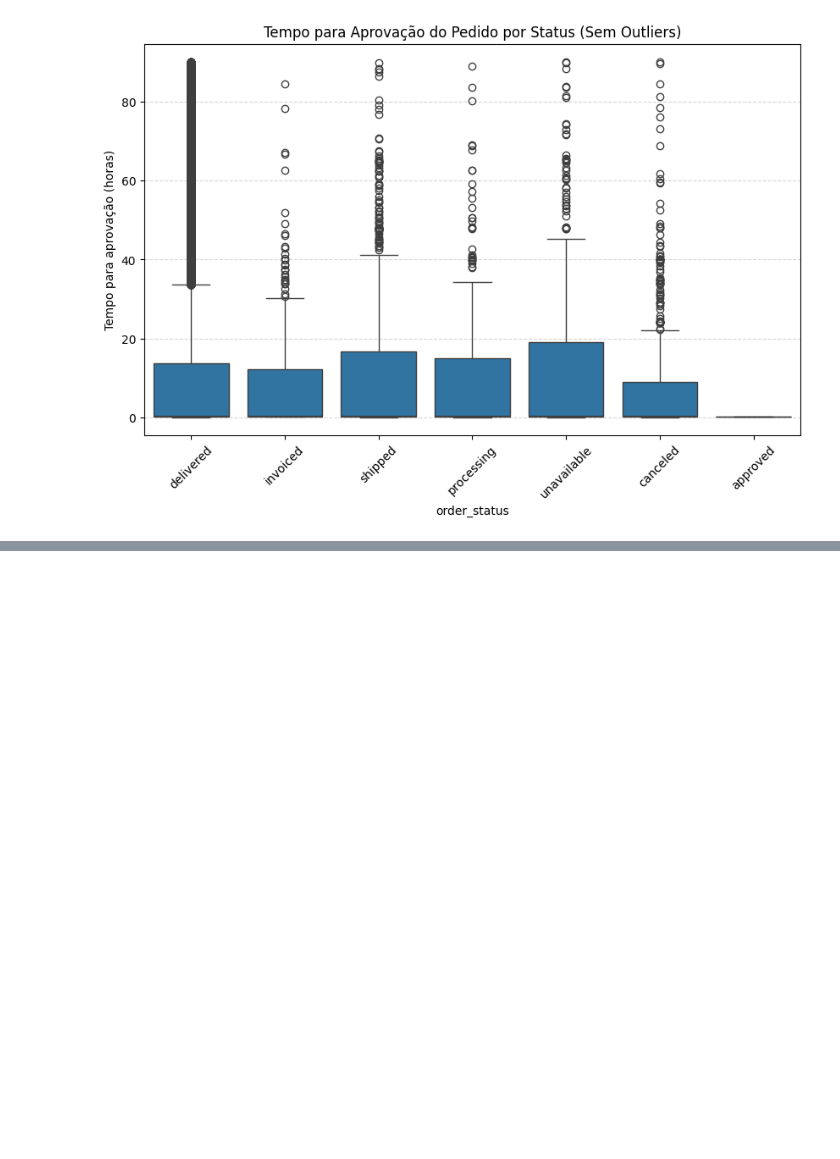
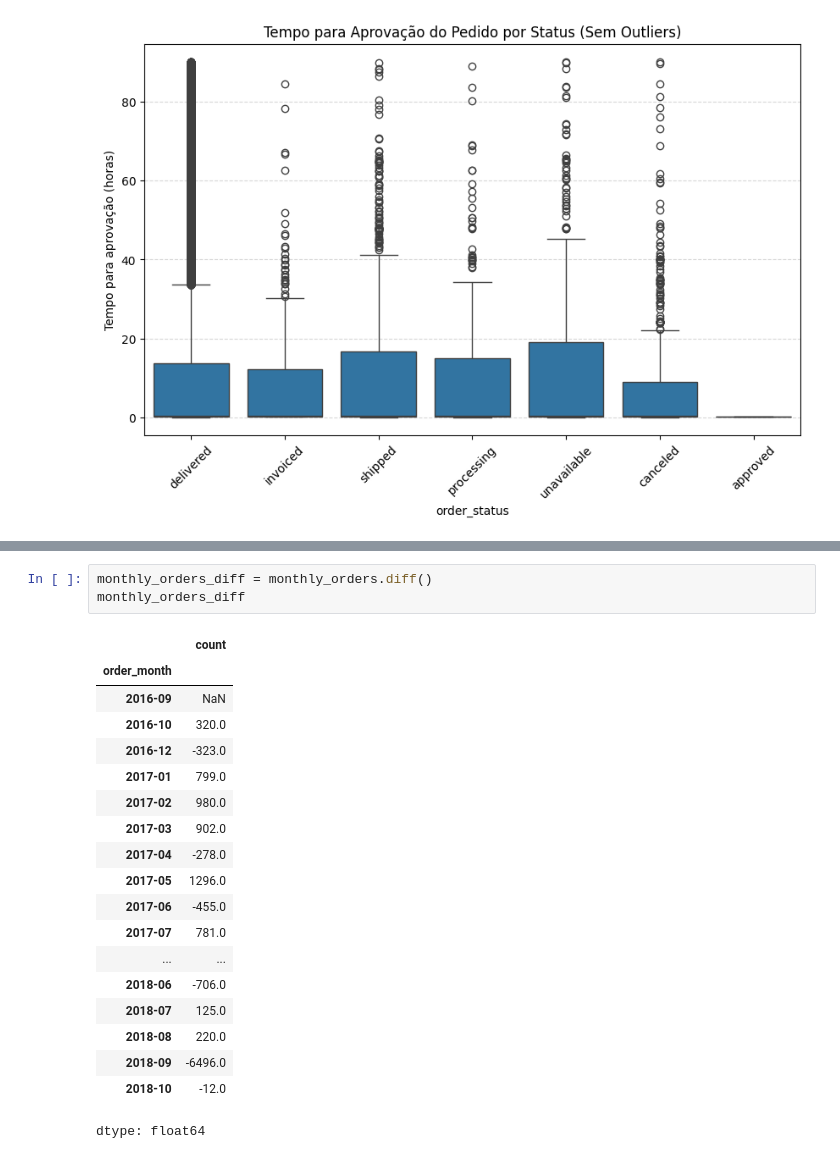
Before and after one commit to talescn/KAGGLE---Brazilian-E-Commerce, a Jupyter notebook: Brazilian_E_Commerce_Public_Dataset_by_Olist.ipynb, the cells around one changed output, grey strips where cells are left out. Drawn from its saved outputs; the diff is of its cells as text; blank space fills up the shorter version.

```diff
--- a/Brazilian_E_Commerce_Public_Dataset_by_Olist.ipynb
+++ b/Brazilian_E_Commerce_Public_Dataset_by_Olist.ipynb
@@ -200,0 +269,23 @@ plt.show()
+# %%
+monthly_orders_diff = monthly_orders.diff()
+monthly_orders_diff
+# %% [output]
+|  | count |
+| order_month |  |
+| 2016-09 | NaN |
+| 2016-10 | 320.0 |
+| 2016-12 | -323.0 |
+| 2017-01 | 799.0 |
+| 2017-02 | 980.0 |
+| 2017-03 | 902.0 |
+| 2017-04 | -278.0 |
+| 2017-05 | 1296.0 |
+| 2017-06 | -455.0 |
+| 2017-07 | 781.0 |
+| ... | ... |
+| 2018-06 | -706.0 |
+| 2018-07 | 125.0 |
+| 2018-08 | 220.0 |
+| 2018-09 | -6496.0 |
+| 2018-10 | -12.0 |
+dtype: float64
```
Also changed, not shown: parts of 7 cells of this notebook.
